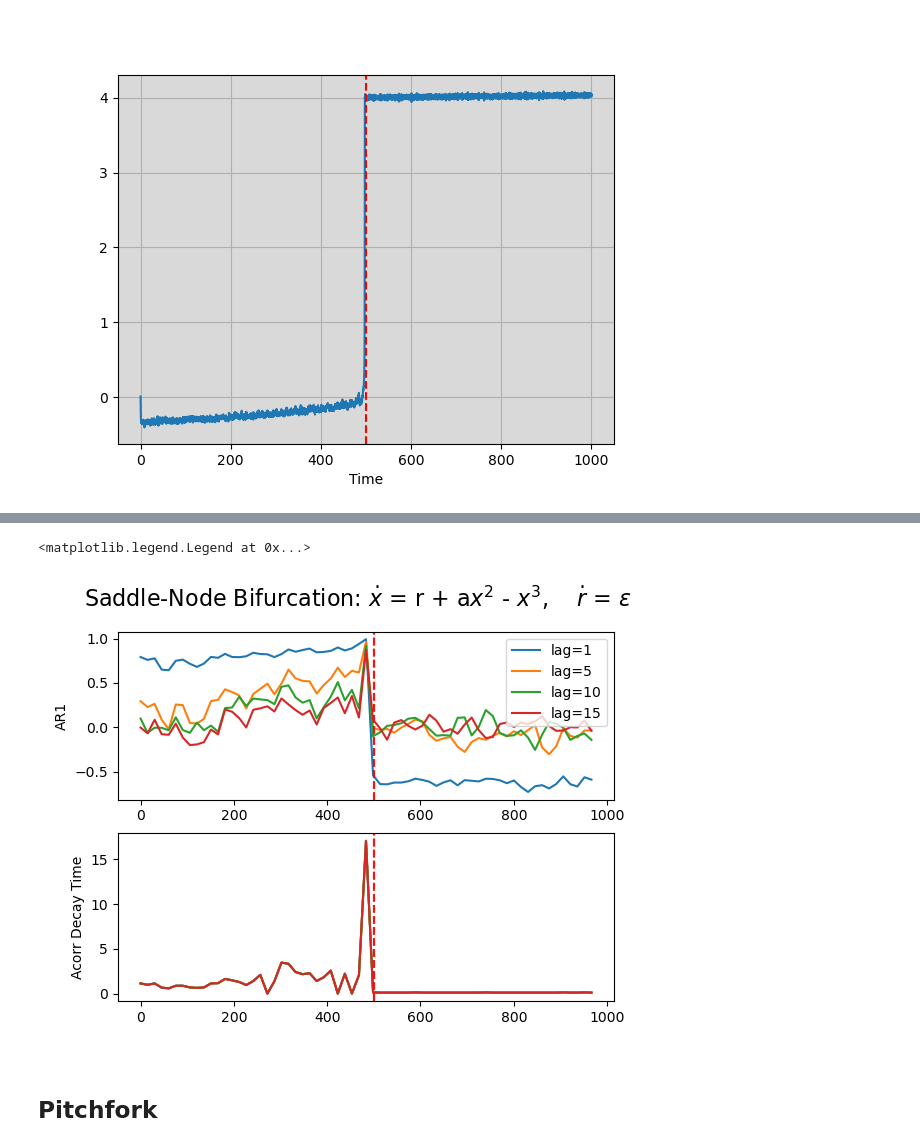
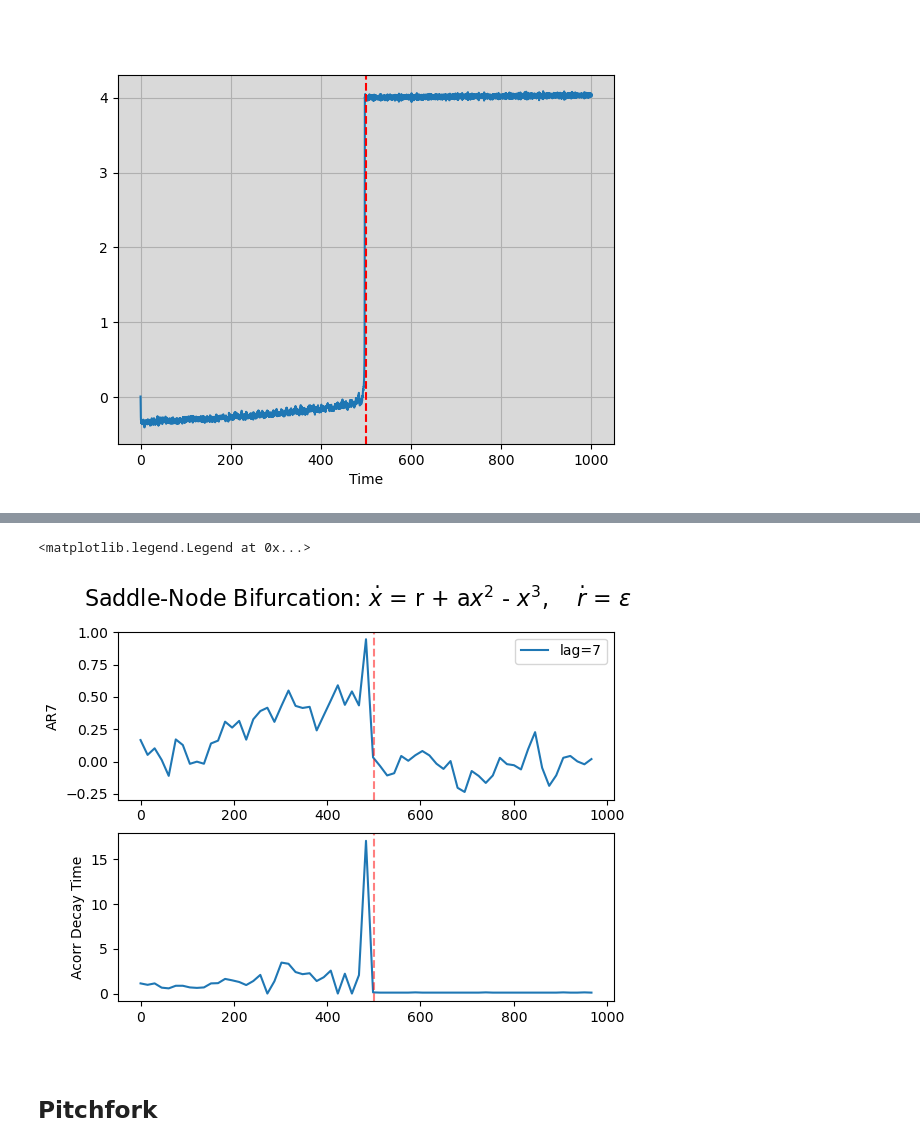
Before and after one commit to barrackHa/differential_equations, a Jupyter notebook: ews_analysis/ews_analysis.ipynb, the cells around one changed output, grey strips where cells are left out. Drawn from its saved outputs; the diff is of its cells as text; code cells hidden in the pictures.

```diff
--- a/ews_analysis/ews_analysis.ipynb
+++ b/ews_analysis/ews_analysis.ipynb
@@ -90,35 +92,35 @@ for win_size in [301]:
 
         block_idxs_sd, ar1s_sd, decays_sd, vars_sd = get_ews(
             time, results[:,0], win_size=win_size, offset=offset, lag=lag
         )
         # block_idxs_sd, ar1s_sd, decays_sd, vars_sd = get_ews(
         #     time, d_results, win_size=win_size, offset=offset
         # )
 
         # ews_fig, ews_axs = plt.subplots(2,1)
 
         # Plot AR1s
         ews_axs[0].plot(time[block_idxs_sd[:len(ar1s_sd)]], ar1s_sd, label=f'lag={lag}')
         ews_axs[0].axvline(
             t_star, color='r', linestyle='--',
             alpha=0.5
         )
-        ews_axs[0].set_ylabel('AR1')
+        ews_axs[0].set_ylabel(f'AR{lag}')
 
         # Plot Decays
         ews_axs[1].plot(time[block_idxs_sd[:len(decays_sd)]], decays_sd)
         ews_axs[1].axvline(
             t_star, color='r', linestyle='--',
             alpha=0.5, label='x=0'
         )
 
 ews_axs[1].set_ylabel('Acorr Decay Time')
 ttl = r'Saddle-Node Bifurcation: $\dot{x}$ = r + a$x^2$ - $x^3$,    $\dot{r}$ = $\epsilon$'
 ews_fig.suptitle(ttl, fontsize=16)
 ews_axs[0].legend()
 # %% [output]
 <matplotlib.legend.Legend at 0x...>
-[figure, old version]
+[figure, new version]
 # %%
 # get_acorr_decay_time
 
```
Also changed, not shown: parts of 2 cells of this notebook, 2 other files.
